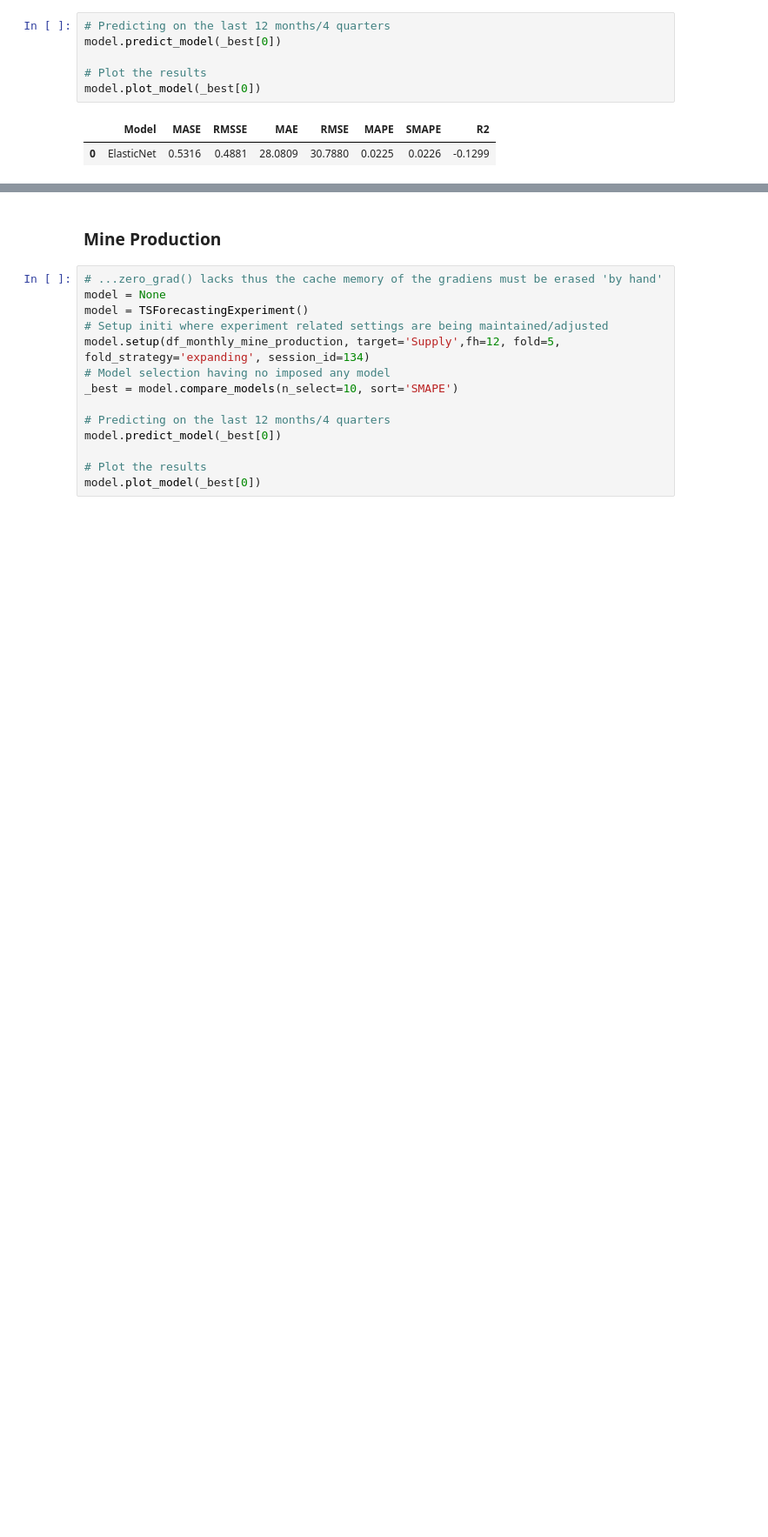
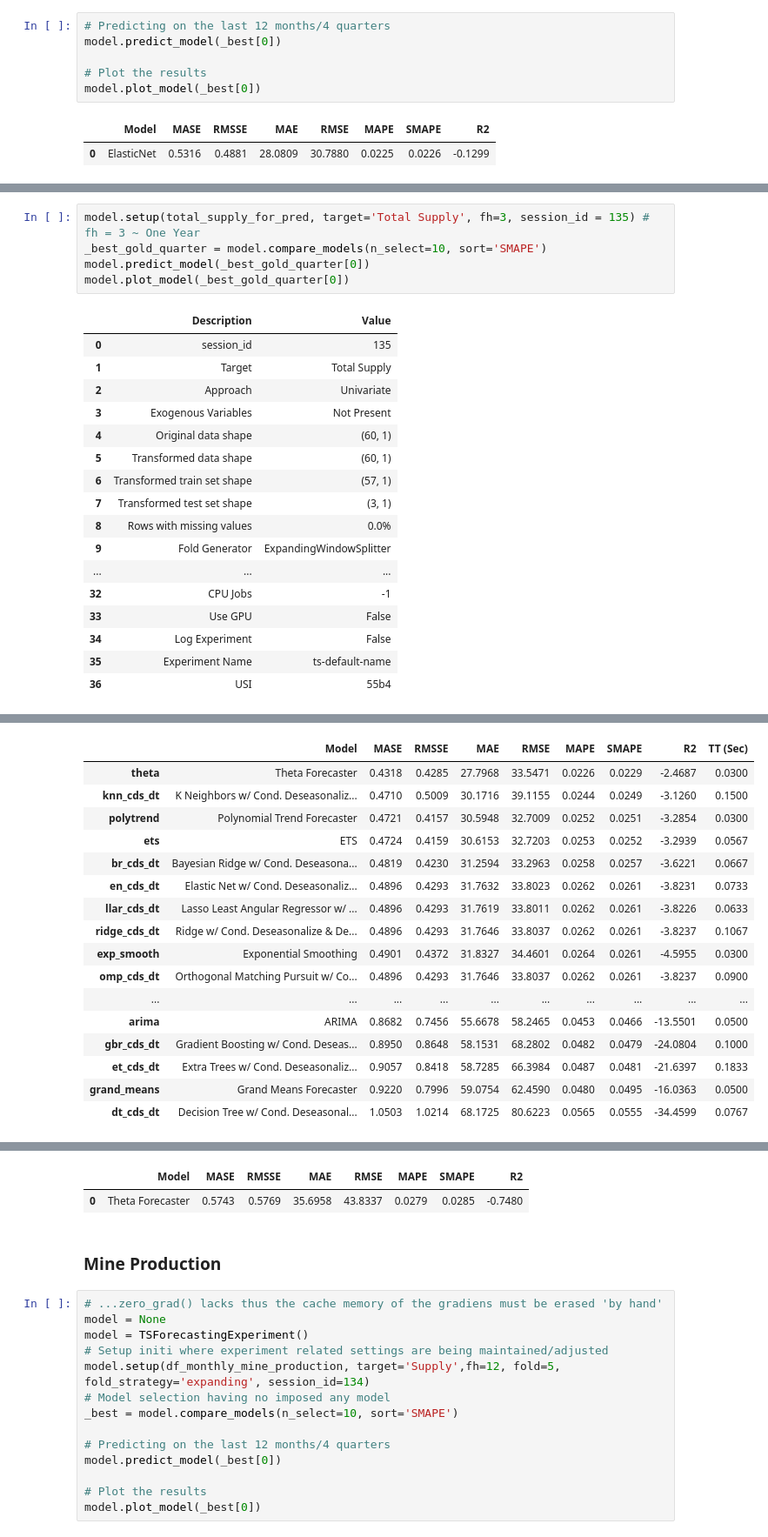
Before and after one commit to ShiyiU/HTTStockIndustryRankingTool, a Jupyter notebook: Gold and Silver/EDA.ipynb, the cells around one changed output, grey strips where cells are left out. Shown at 87% size. Drawn from its saved outputs; the diff is of its cells as text; blank space fills up the shorter version.

```diff
--- a/Gold and Silver/EDA.ipynb
+++ b/Gold and Silver/EDA.ipynb
@@ -215,0 +326,23 @@ model.plot_model(_best[0])
+# %%
+model.setup(total_supply_for_pred, target='Total Supply', fh=3, session_id = 135) # fh = 3 ~ One Year
+_best_gold_quarter = model.compare_models(n_select=10, sort='SMAPE')
+model.predict_model(_best_gold_quarter[0])
+model.plot_model(_best_gold_quarter[0])
+# %% [output]
+|  | Description | Value |
+| 0 | session_id | 135 |
+| 1 | Target | Total Supply |
+| 2 | Approach | Univariate |
+| 3 | Exogenous Variables | Not Present |
+| 4 | Original data shape | (60, 1) |
+| 5 | Transformed data shape | (60, 1) |
+| 6 | Transformed train set shape | (57, 1) |
+| 7 | Transformed test set shape | (3, 1) |
+| 8 | Rows with missing values | 0.0% |
+| 9 | Fold Generator | ExpandingWindowSplitter |
+| ... | ... | ... |
+| 32 | CPU Jobs | -1 |
+| 33 | Use GPU | False |
+| 34 | Log Experiment | False |
+| 35 | Experiment Name | ts-default-name |
+| 36 | USI | 55b4 |
@@ -215,0 +350,17 @@ model.plot_model(_best[0])
+|  | Model | MASE | RMSSE | MAE | RMSE | MAPE | SMAPE | R2 | TT (Sec) |
+| theta | Theta Forecaster | 0.4318 | 0.4285 | 27.7968 | 33.5471 | 0.0226 | 0.0229 | -2.4687 | 0.0300 |
+| knn_cds_dt | K Neighbors w/ Cond. Deseasonaliz... | 0.4710 | 0.5009 | 30.1716 | 39.1155 | 0.0244 | 0.0249 | -3.1260 | 0.1500 |
+| polytrend | Polynomial Trend Forecaster | 0.4721 | 0.4157 | 30.5948 | 32.7009 | 0.0252 | 0.0251 | -3.2854 | 0.0300 |
+| ets | ETS | 0.4724 | 0.4159 | 30.6153 | 32.7203 | 0.0253 | 0.0252 | -3.2939 | 0.0567 |
+| br_cds_dt | Bayesian Ridge w/ Cond. Deseasona... | 0.4819 | 0.4230 | 31.2594 | 33.2963 | 0.0258 | 0.0257 | -3.6221 | 0.0667 |
+| en_cds_dt | Elastic Net w/ Cond. Deseasonaliz... | 0.4896 | 0.4293 | 31.7632 | 33.8023 | 0.0262 | 0.0261 | -3.8231 | 0.0733 |
+| llar_cds_dt | Lasso Least Angular Regressor w/ ... | 0.4896 | 0.4293 | 31.7619 | 33.8011 | 0.0262 | 0.0261 | -3.8226 | 0.0633 |
+| ridge_cds_dt | Ridge w/ Cond. Deseasonalize & De... | 0.4896 | 0.4293 | 31.7646 | 33.8037 | 0.0262 | 0.0261 | -3.8237 | 0.1067 |
+| exp_smooth | Exponential Smoothing | 0.4901 | 0.4372 | 31.8327 | 34.4601 | 0.0264 | 0.0261 | -4.5955 | 0.0300 |
+| omp_cds_dt | Orthogonal Matching Pursuit w/ Co... | 0.4896 | 0.4293 | 31.7646 | 33.8037 | 0.0262 | 0.0261 | -3.8237 | 0.0900 |
+| ... | ... | ... | ... | ... | ... | ... | ... | ... | ... |
+| arima | ARIMA | 0.8682 | 0.7456 | 55.6678 | 58.2465 | 0.0453 | 0.0466 | -13.5501 | 0.0500 |
+| gbr_cds_dt | Gradient Boosting w/ Cond. Deseas... | 0.8950 | 0.8648 | 58.1531 | 68.2802 | 0.0482 | 0.0479 | -24.0804 | 0.1000 |
+| et_cds_dt | Extra Trees w/ Cond. Deseasonaliz... | 0.9057 | 0.8418 | 58.7285 | 66.3984 | 0.0487 | 0.0481 | -21.6397 | 0.1833 |
+| grand_means | Grand Means Forecaster | 0.9220 | 0.7996 | 59.0754 | 62.4590 | 0.0480 | 0.0495 | -16.0363 | 0.0500 |
+| dt_cds_dt | Decision Tree w/ Cond. Deseasonal... | 1.0503 | 1.0214 | 68.1725 | 80.6223 | 0.0565 | 0.0555 | -34.4599 | 0.0767 |
@@ -216,3 +368,5 @@ model.plot_model(_best[0])
+|  | Model | MASE | RMSSE | MAE | RMSE | MAPE | SMAPE | R2 |
+| 0 | Theta Forecaster | 0.5743 | 0.5769 | 35.6958 | 43.8337 | 0.0279 | 0.0285 | -0.7480 |
 # %% [markdown]
 ### Mine Production
 # %%
```
Also changed, not shown: parts of 17 cells of this notebook.
